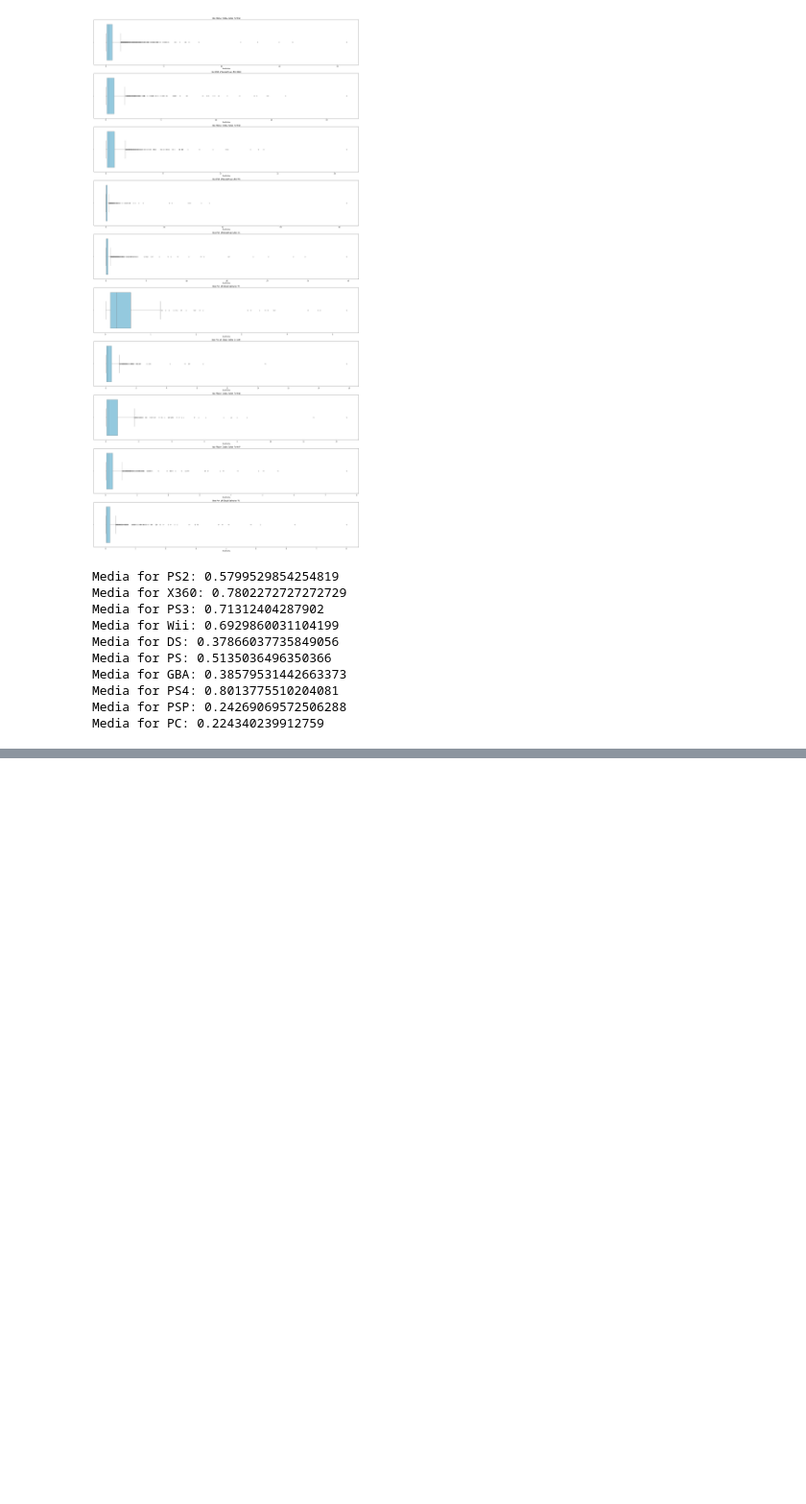
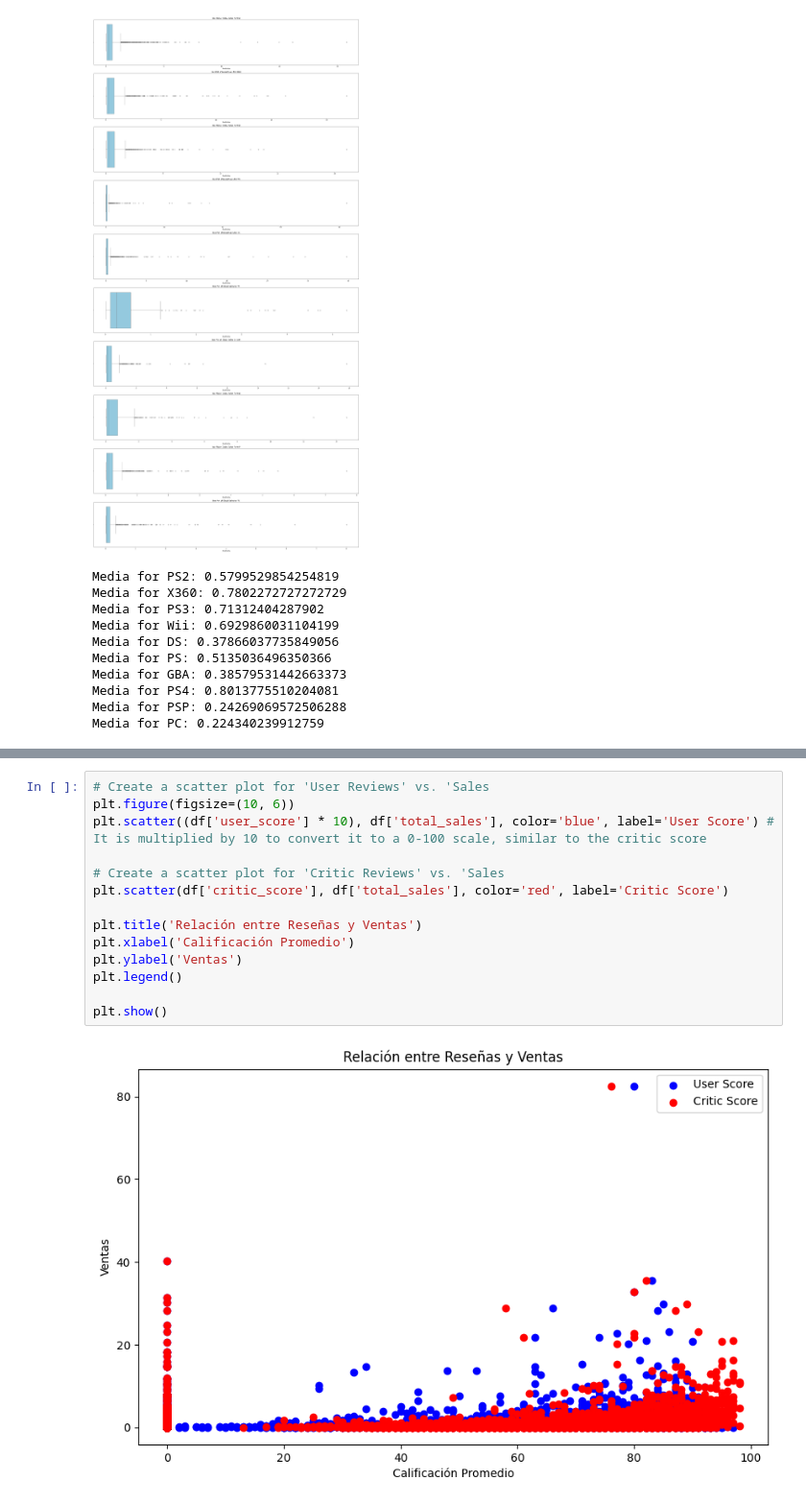
Before and after one commit to omarsp1407/GameSuccessPredictor, a Jupyter notebook: analysis_notebook.ipynb, the cells around one changed output, grey strips where cells are left out. Shown at 96% size. Drawn from its saved outputs; the diff is of its cells as text; blank space fills up the shorter version.

Commit message:
Add scatter plots for User Reviews and Critic Reviews vs. Sales

```diff
--- a/analysis_notebook.ipynb
+++ b/analysis_notebook.ipynb
@@ -232,0 +255,16 @@ Media for PC: 0.224340239912759
+# %%
+# Create a scatter plot for 'User Reviews' vs. 'Sales
+plt.figure(figsize=(10, 6))
+plt.scatter((df['user_score'] * 10), df['total_sales'], color='blue', label='User Score') # It is multiplied by 10 to convert it to a 0-100 scale, similar to the critic score
+
+# Create a scatter plot for 'Critic Reviews' vs. 'Sales
+plt.scatter(df['critic_score'], df['total_sales'], color='red', label='Critic Score')
+
+plt.title('Relación entre Reseñas y Ventas')
+plt.xlabel('Calificación Promedio')
+plt.ylabel('Ventas')
+plt.legend()
+
+plt.show()
+# %% [output]
+[figure, added]
```
Also changed, not shown: parts of 1 cell of this notebook.
